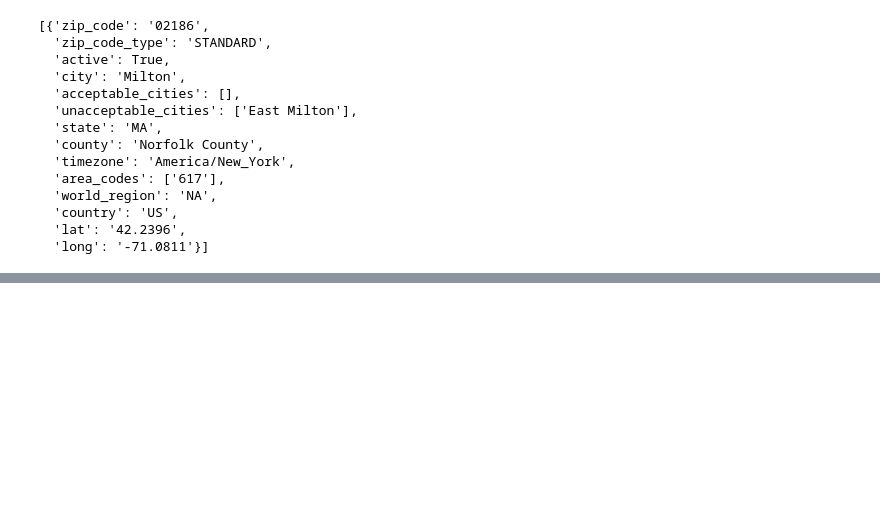
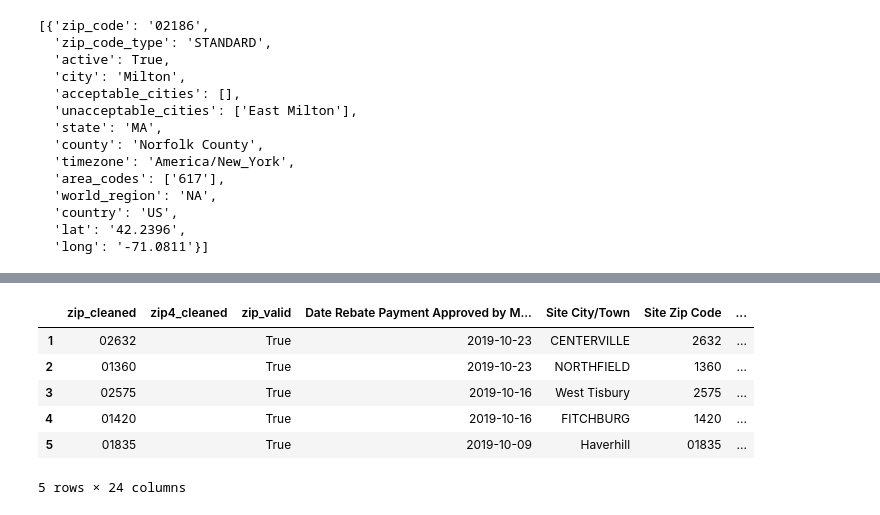
Before and after one commit to massenergize/rad_pipeline, a Jupyter notebook: notebooks/pipeline dev exploration.ipynb, the cells around one changed output, grey strips where cells are left out. Cells and saved outputs as stored; diff of their text form; code cells hidden in the pictures; blank space fills up the shorter version.

Commit message:
Zipcode cleaning logic using zipcodes package

```diff
--- a/notebooks/pipeline dev exploration.ipynb
+++ b/notebooks/pipeline dev exploration.ipynb
@@ -86,0 +277,41 @@ zipcodes.matching('02186')
+# %%
+def validate_zip_town_row(row: dict, town_field: str, zip_field: str) -> pd.Series:
+    """
+    Use zipcodes library to append town data from zipcodes and validate existing zip/town inputs
+    """
+    zip_results = zipcodes.matching(row[zip_field])
+    if len(zip_results) > 1:
+        raise ValueError(f"Multimatch zipcode {row[zip_field]} encountered!")
+    elif len(zip_results) == 0:
+        output = {
+            "town": "INVALID",
+            "zip_exists": False,
+            "town_valid": False,
+        }
+    else: # len(zip_results)==1
+
+        zip_results = zip_results[0]
+        standardized_raw_town_name = str(row[town_field]).lower().strip()
+        standardized_town_name = zip_results["city"].lower().strip()
+        standardized_acceptable_towns = [x.lower().strip() for x in zip_results["acceptable_cities"]]
+        standardized_acceptable_towns.append(standardized_town_name)
+
+        town_valid = standardized_raw_town_name in standardized_acceptable_towns
+        output = {
+            "town": zip_results["city"],
+            "zip_exists": True,
+            "town_valid": town_valid
+        }
+    return pd.Series(output)
+
+
+def validate_zip_town(df: pd.DataFrame, town_field: str, zip_field: str) -> pd.DataFrame:
+    """
+    Use zipcodes library to append town data from zipcodes and validate existing zip/town inputs
+
+    Return: pandas.DataFrame
+    - Pandas series of town name from zipcodes library: str
+    - Pandas series indicating zipcode exists: boolean
+    - Pandas series indicating raw data town is valid given zipcode: boolean
+    """
+    return df.merge(df.apply(lambda row: validate_zip_town_row(row, town_field, zip_field), axis=1), left_index=True, right_index=True)
@@ -86,0 +328,11 @@ zipcodes.matching('02186')
+# %%
+result = validate_zip_town(ashp[ashp.zip_valid], FIELDS["Air-source Heat Pumps"]["town"], "zip_cleaned")
+result.head()
+# %% [output]
+|  | zip_cleaned | zip4_cleaned | zip_valid | Date Rebate Payment Approved by M... | Site City/Town | Site Zip Code | ... |
+| 1 | 02632 |  | True | 2019-10-23 | CENTERVILLE | 2632 | ... |
+| 2 | 01360 |  | True | 2019-10-23 | NORTHFIELD | 1360 | ... |
+| 3 | 02575 |  | True | 2019-10-16 | West Tisbury | 2575 | ... |
+| 4 | 01420 |  | True | 2019-10-16 | FITCHBURG | 1420 | ... |
+| 5 | 01835 |  | True | 2019-10-09 | Haverhill | 01835 | ... |
+5 rows × 24 columns
```
Also changed, not shown: parts of 43 cells of this notebook, 7 other files.
